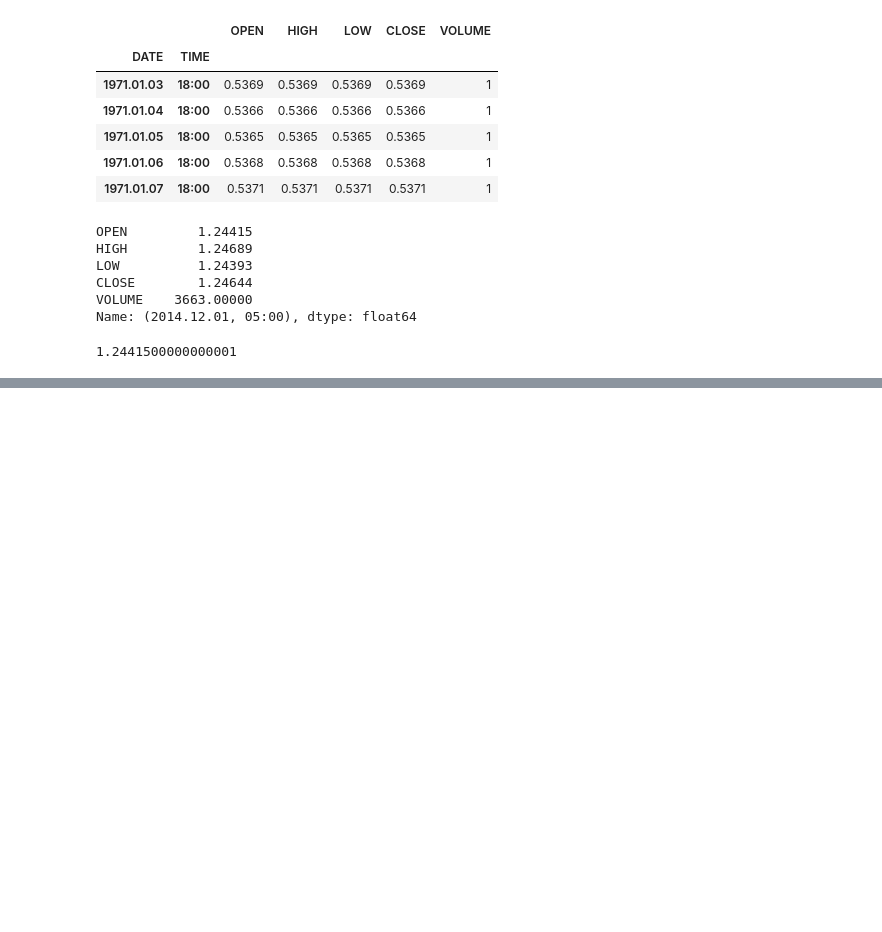
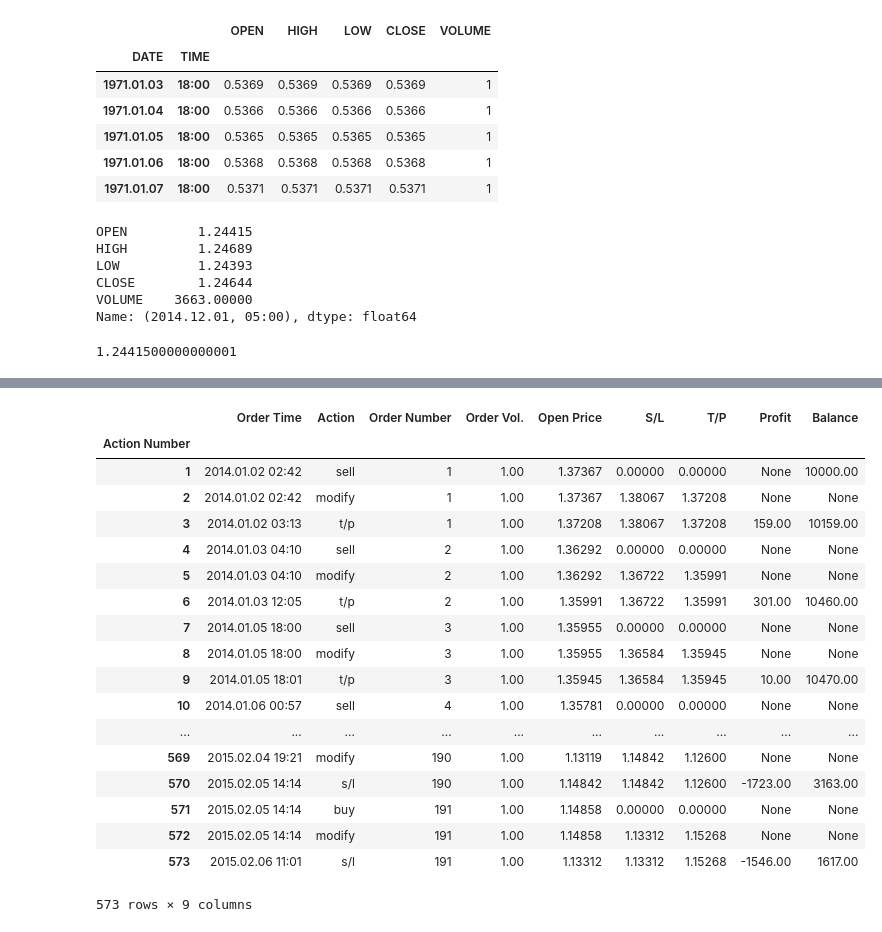
Before and after one commit to grayWolfDC/FX_Utils, a Jupyter notebook: PriceAction Data Handler and Trade Report Scraper.ipynb, the cells around one changed output, grey strips where cells are left out. Saved outputs shown, nothing was run; the diff lists cells and outputs as text; code cells hidden in the pictures; blank space fills up the shorter version.

```diff
--- a/PriceAction Data Handler and Trade Report Scraper.ipynb
+++ b/PriceAction Data Handler and Trade Report Scraper.ipynb
@@ -90,39 +56,0 @@ dfResult = pd.DataFrame(columns=keys)
-# %%
-keys=['#','Time','Type','Order','Size','Price','S / L','T / P','Profit','Balance']
-records={k:[] for k in keys}
-
-firstPass = True
-keyIdx = 0
-begBal = 0
-for table in data.split("</table>"):
-    row=[]
-    if "<table" in table:
-        if "Initial deposit" in table:
-            for rowItem in table.split("</tr>"):
-                if "Initial deposit" in rowItem:
-
-                    for colItem in rowItem.split("<td align=right"):
-                        item = colItem.split("</td>")
-                        if ">" in item[0]:
-                            it = item[0].split(">")
-                            if "." in it[1]:
-                                begBal = float(it[1])
-
-
-    if "class=msdate" in table:
-        for rowItem in table.split("</tr>"):
-            for colItem in rowItem.split("</td>"):
-                item = colItem.split("<td>")[-1]
-
-                if "<td" in item:
-                    item = item.split(">")[-1]
-                if firstPass:
-                    if item =='':
-                        firstPass = False
-                else:
-                    if item == '':
-                        keyIdx = 0
-                    else:
-                        records[keys[keyIdx]].append(item)
-
-                        keyIdx +=1
@@ -139,0 +127,24 @@ records={k:[] for k in keys}
+# %%
+df=pd.DataFrame.from_dict(tradeHist)
+# %%
+df.set_index(['Action Number'])
+# %% [output]
+|  | Order Time | Action | Order Number | Order Vol. | Open Price | S/L | T/P | Profit | Balance |
+| Action Number |  |  |  |  |  |  |  |  |  |
+| 1 | 2014.01.02 02:42 | sell | 1 | 1.00 | 1.37367 | 0.00000 | 0.00000 | None | 10000.00 |
+| 2 | 2014.01.02 02:42 | modify | 1 | 1.00 | 1.37367 | 1.38067 | 1.37208 | None | None |
+| 3 | 2014.01.02 03:13 | t/p | 1 | 1.00 | 1.37208 | 1.38067 | 1.37208 | 159.00 | 10159.00 |
+| 4 | 2014.01.03 04:10 | sell | 2 | 1.00 | 1.36292 | 0.00000 | 0.00000 | None | None |
+| 5 | 2014.01.03 04:10 | modify | 2 | 1.00 | 1.36292 | 1.36722 | 1.35991 | None | None |
+| 6 | 2014.01.03 12:05 | t/p | 2 | 1.00 | 1.35991 | 1.36722 | 1.35991 | 301.00 | 10460.00 |
+| 7 | 2014.01.05 18:00 | sell | 3 | 1.00 | 1.35955 | 0.00000 | 0.00000 | None | None |
+| 8 | 2014.01.05 18:00 | modify | 3 | 1.00 | 1.35955 | 1.36584 | 1.35945 | None | None |
+| 9 | 2014.01.05 18:01 | t/p | 3 | 1.00 | 1.35945 | 1.36584 | 1.35945 | 10.00 | 10470.00 |
+| 10 | 2014.01.06 00:57 | sell | 4 | 1.00 | 1.35781 | 0.00000 | 0.00000 | None | None |
+| ... | ... | ... | ... | ... | ... | ... | ... | ... | ... |
+| 569 | 2015.02.04 19:21 | modify | 190 | 1.00 | 1.13119 | 1.14842 | 1.12600 | None | None |
+| 570 | 2015.02.05 14:14 | s/l | 190 | 1.00 | 1.14842 | 1.14842 | 1.12600 | -1723.00 | 3163.00 |
+| 571 | 2015.02.05 14:14 | buy | 191 | 1.00 | 1.14858 | 0.00000 | 0.00000 | None | None |
+| 572 | 2015.02.05 14:14 | modify | 191 | 1.00 | 1.14858 | 1.13312 | 1.15268 | None | None |
+| 573 | 2015.02.06 11:01 | s/l | 191 | 1.00 | 1.13312 | 1.13312 | 1.15268 | -1546.00 | 1617.00 |
+573 rows × 9 columns
```
Also changed, not shown: parts of 16 cells of this notebook.
